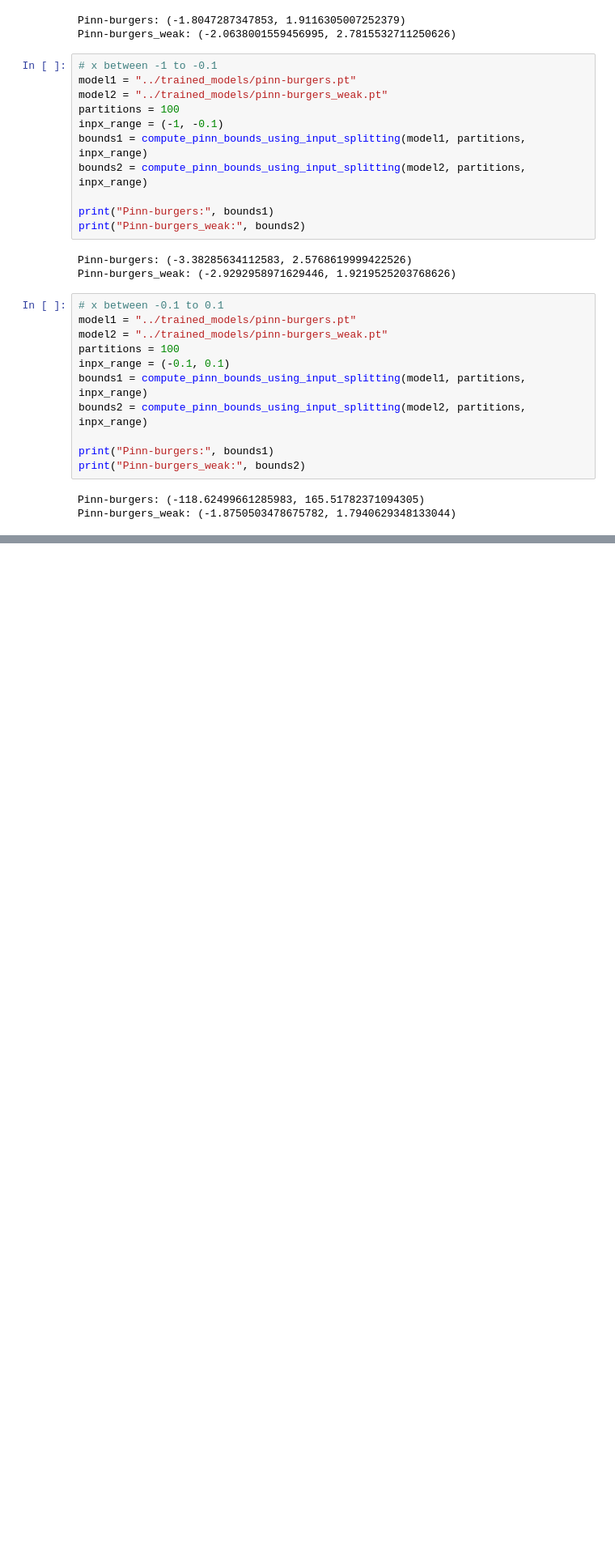
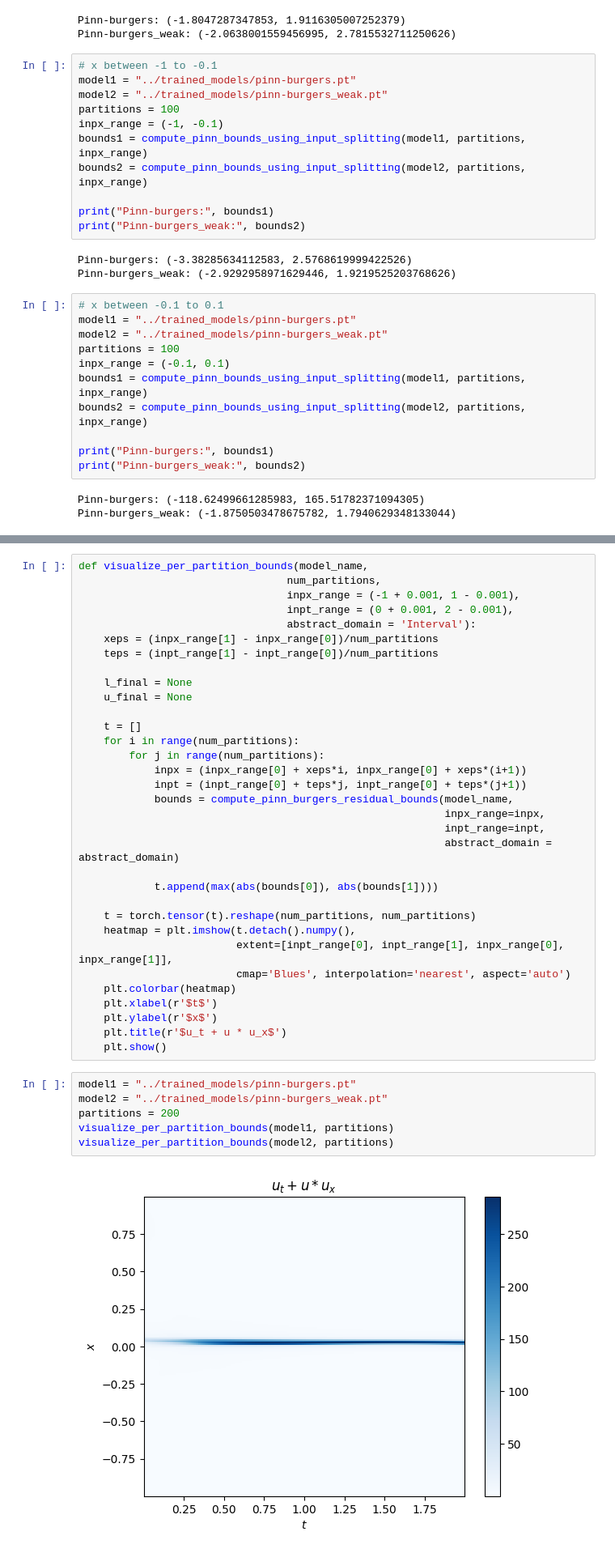
Before and after one commit to avaljotsingh/Verification-of-PINNs, a Jupyter notebook: experiments/Bounds Calculation.ipynb, the cells around one changed output, grey strips where cells are left out. Shown at 81% size. Saved outputs shown, nothing was run; the diff lists cells and outputs as text; blank space fills up the shorter version.

Commit message:
Add per partition bounds visualization

```diff
--- a/experiments/Bounds Calculation.ipynb
+++ b/experiments/Bounds Calculation.ipynb
@@ -133,0 +137,41 @@ Pinn-burgers_weak: (-1.8750503478675782, 1.7940629348133044)
+# %%
+def visualize_per_partition_bounds(model_name,
+                                 num_partitions,
+                                 inpx_range = (-1 + 0.001, 1 - 0.001),
+                                 inpt_range = (0 + 0.001, 2 - 0.001),
+                                 abstract_domain = 'Interval'):
+    xeps = (inpx_range[1] - inpx_range[0])/num_partitions
+    teps = (inpt_range[1] - inpt_range[0])/num_partitions
+
+    l_final = None
+    u_final = None
+
+    t = []
+    for i in range(num_partitions):
+        for j in range(num_partitions):
+            inpx = (inpx_range[0] + xeps*i, inpx_range[0] + xeps*(i+1))
+            inpt = (inpt_range[0] + teps*j, inpt_range[0] + teps*(j+1))
+            bounds = compute_pinn_burgers_residual_bounds(model_name,
+                                                          inpx_range=inpx,
+                                                          inpt_range=inpt,
+                                                          abstract_domain = abstract_domain)
+
+            t.append(max(abs(bounds[0]), abs(bounds[1])))
+
+    t = torch.tensor(t).reshape(num_partitions, num_partitions)
+    heatmap = plt.imshow(t.detach().numpy(),
+                         extent=[inpt_range[0], inpt_range[1], inpx_range[0], inpx_range[1]],
+                         cmap='Blues', interpolation='nearest', aspect='auto')
+    plt.colorbar(heatmap)
+    plt.xlabel(r'$t$')
+    plt.ylabel(r'$x$')
+    plt.title(r'$u_t + u * u_x$')
+    plt.show()
+# %%
+model1 = "../trained_models/pinn-burgers.pt"
+model2 = "../trained_models/pinn-burgers_weak.pt"
+partitions = 200
+visualize_per_partition_bounds(model1, partitions)
+visualize_per_partition_bounds(model2, partitions)
+# %% [output]
+[figure, added]
```
Also changed, not shown: parts of 5 cells of this notebook.
